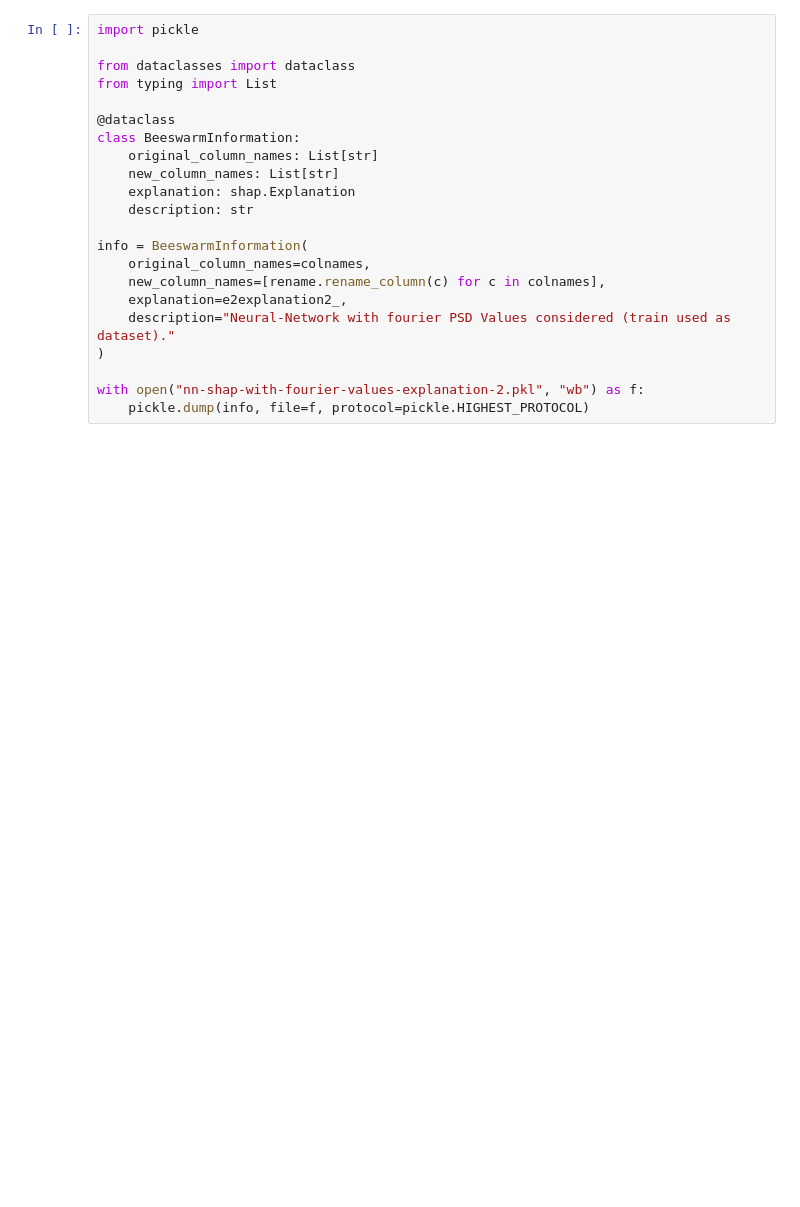
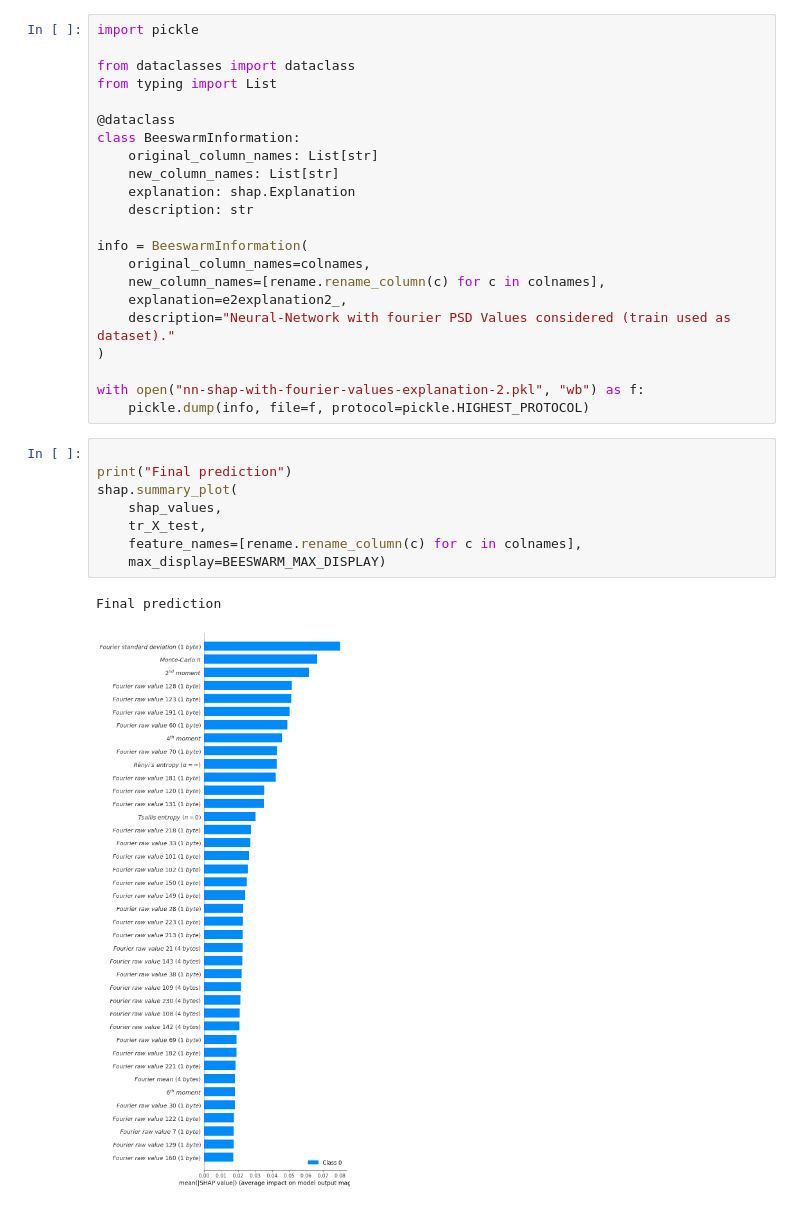
Before and after one commit to bhattacharjee/paperv2, a Jupyter notebook: E2/shapley_final/nn-shap.ipynb, the cells around one changed output. Saved outputs shown, nothing was run; the diff lists cells and outputs as text; blank space fills up the shorter version.

```diff
--- a/E2/shapley_final/nn-shap.ipynb
+++ b/E2/shapley_final/nn-shap.ipynb
@@ -418,3 +486,14 @@ info = BeeswarmInformation(
 
 with open("nn-shap-with-fourier-values-explanation-2.pkl", "wb") as f:
     pickle.dump(info, file=f, protocol=pickle.HIGHEST_PROTOCOL)
+# %%
+
+print("Final prediction")
+shap.summary_plot(
+    shap_values,
+    tr_X_test,
+    feature_names=[rename.rename_column(c) for c in colnames],
+    max_display=BEESWARM_MAX_DISPLAY)
+# %% [output]
+Final prediction
+[figure, added]
```
Also changed, not shown: parts of 7 cells of this notebook.
